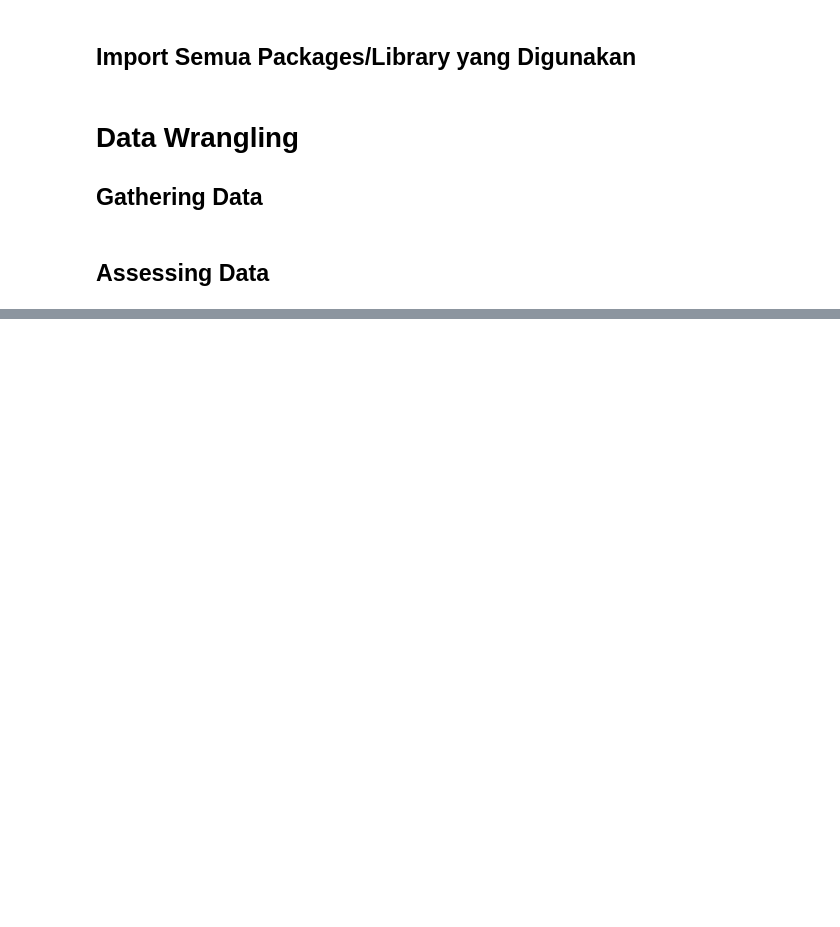
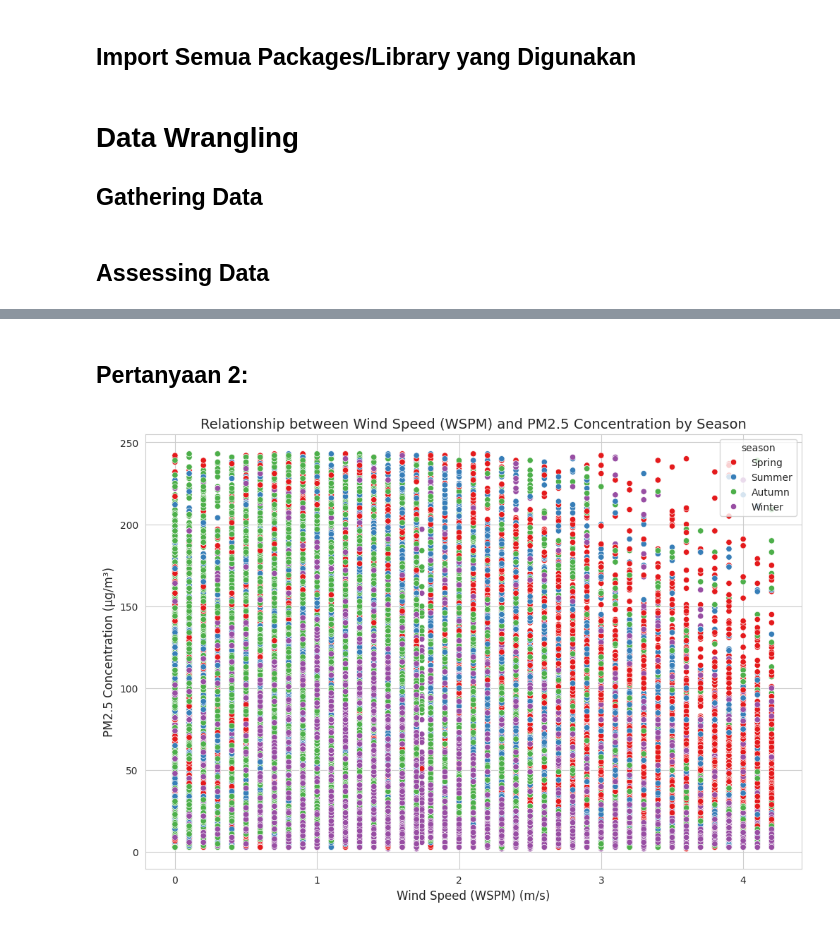
Before and after one commit to Amamiyakun02/Belajar_Analisis_Data, a Jupyter notebook: notebook.ipynb, the cells around one changed output, grey strips where cells are left out. Cells and saved outputs as stored; diff of their text form; code cells hidden in the pictures; blank space fills up the shorter version.

```diff
--- a/notebook.ipynb
+++ b/notebook.ipynb
@@ -122,0 +147,3 @@ duplicates, constant_columns, data_types, summary_statistics
+# %%
+allData['datetime'] = pd.to_datetime(allData[['year', 'month', 'day', 'hour']])
+print(allData['datetime'].min(), allData['datetime'].max())
@@ -258,0 +385,18 @@ df.to_csv('./dashboard/main-data.csv')
+# %% [markdown]
+## Pertanyaan 2:
+# %%
+# Membuat figure untuk visualisasi
+plt.figure(figsize=(12, 8))
+
+# Membuat scatter plot yang menunjukkan hubungan antara WSPM dan PM2.5, dibagi berdasarkan musim
+sns.scatterplot(x='WSPM', y='PM2.5', hue='season', data=cleanedData, palette='Set1')
+
+# Menambahkan judul dan label
+plt.title('Relationship between Wind Speed (WSPM) and PM2.5 Concentration by Season', fontsize=14)
+plt.xlabel('Wind Speed (WSPM) (m/s)', fontsize=12)
+plt.ylabel('PM2.5 Concentration (µg/m³)', fontsize=12)
+
+# Menampilkan plot
+plt.show()
+# %% [output]
+[figure, added]
```
Also changed, not shown: parts of 40 cells of this notebook, 7 other files.
